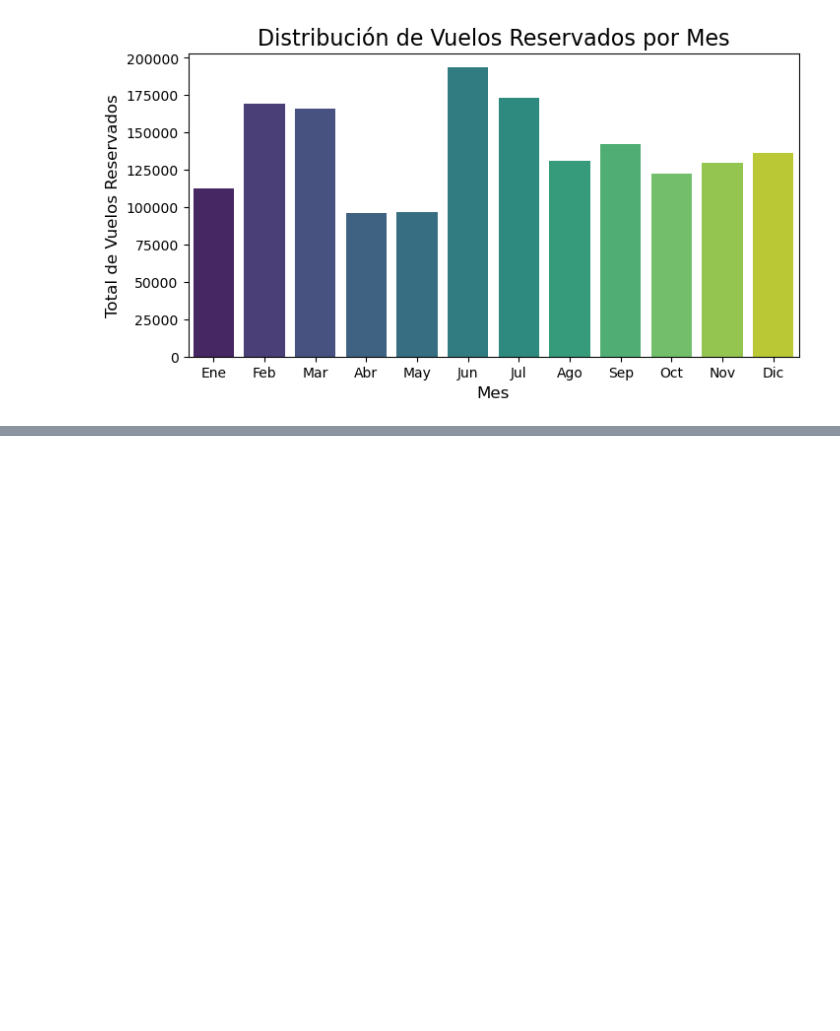
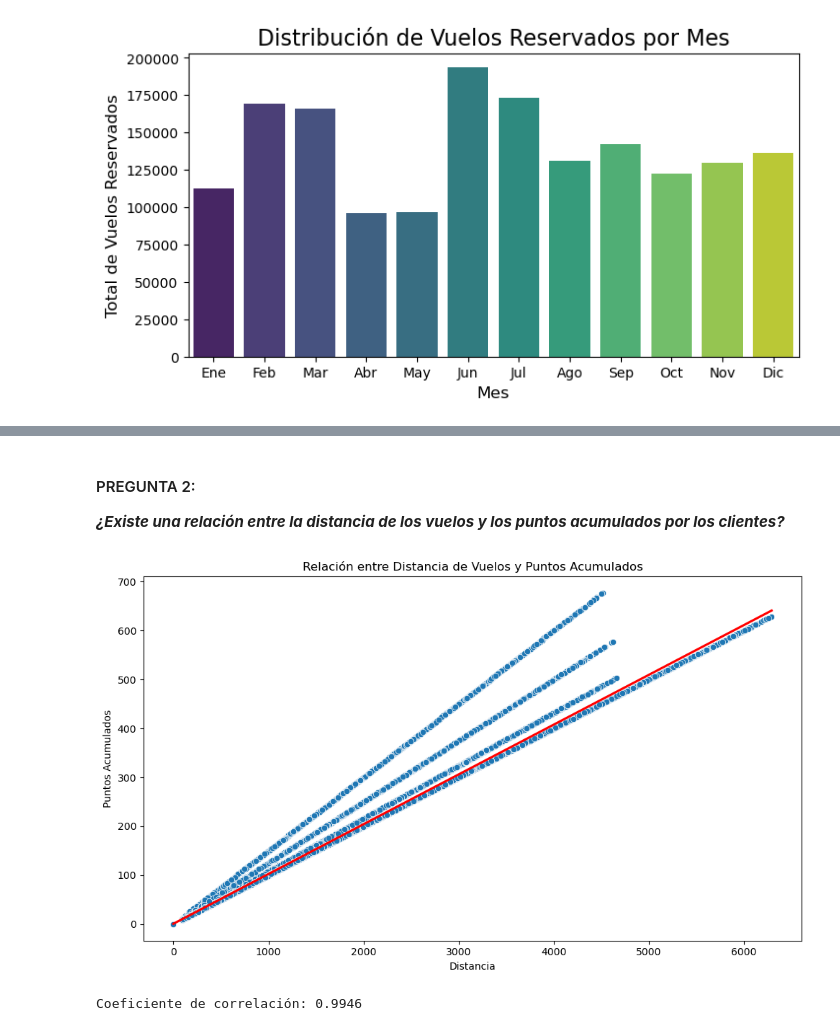
Before and after one commit to Adalab/bda-modulo-3-evaluacion-final-Ary1982, a Jupyter notebook: evaluación_modulo_3_arianna.ipynb, the cells around one changed output, grey strips where cells are left out. Saved outputs shown, nothing was run; the diff lists cells and outputs as text; code cells hidden in the pictures; blank space fills up the shorter version.

```diff
--- a/evaluación_modulo_3_arianna.ipynb
+++ b/evaluación_modulo_3_arianna.ipynb
@@ -875,0 +781,31 @@ Passing `palette` without assigning `hue` is deprecated and will be removed in v
+# %% [markdown]
+#### PREGUNTA 2:
+***¿Existe una relación entre la distancia de los vuelos y los puntos acumulados por los clientes?***
+# %%
+
+# Creamos un scatter plot para comprobar si hay relación entre distancia de vuelos y puntos:
+
+plt.figure(figsize=(10, 6))
+sns.scatterplot(data=df_combined_outer, x='distance', y='points_accumulated')
+
+# Añadimos una línea de regresión para ver la tendencia
+sns.regplot(data=df_combined_outer, x='distance', y='points_accumulated',
+            scatter=False, color='red')
+
+# Personalizamos el gráfico
+plt.title('Relación entre Distancia de Vuelos y Puntos Acumulados')
+plt.xlabel('Distancia')
+plt.ylabel('Puntos Acumulados')
+
+# Ajustamos los márgenes
+plt.tight_layout()
+
+# Mostramos el gráfico
+plt.show()
+# %% [output]
+[figure, added]
+# %%
+correlation = df_combined_outer['distance'].corr(df_combined_outer['points_accumulated'])
+print(f"Coeficiente de correlación: {correlation:.4f}")
+# %% [output]
+Coeficiente de correlación: 0.9946
```
Also changed, not shown: parts of 58 cells of this notebook.
